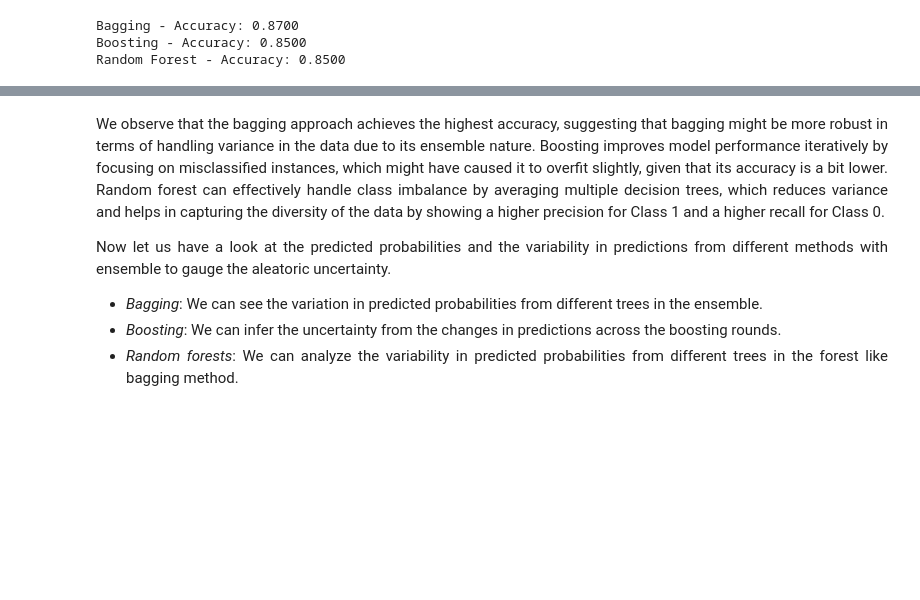
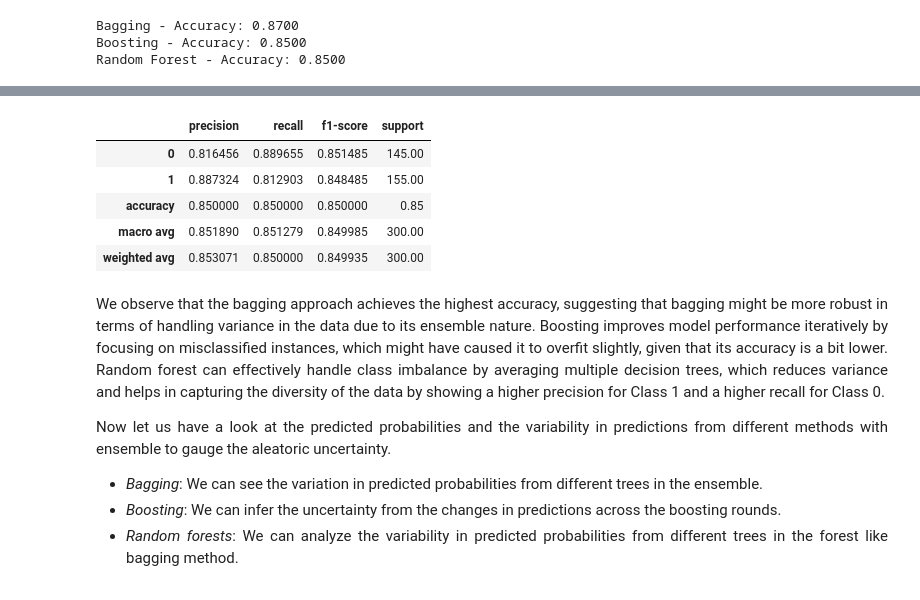
Before and after one commit to tloehrlmu/PageTest, a Jupyter notebook: chapter-pe-ensemble/ensemble.ipynb, the cells around one changed output, grey strips where cells are left out. Drawn from its saved outputs; the diff is of its cells as text; code cells hidden in the pictures; blank space fills up the shorter version.

```diff
--- a/chapter-pe-ensemble/ensemble.ipynb
+++ b/chapter-pe-ensemble/ensemble.ipynb
@@ -96,3 +100,13 @@ rf_report
+# %%
+df_rf = pd.DataFrame(rf_report).transpose()
+df_rf
+# %% [output]
+|  | precision | recall | f1-score | support |
+| 0 | 0.816456 | 0.889655 | 0.851485 | 145.00 |
+| 1 | 0.887324 | 0.812903 | 0.848485 | 155.00 |
+| accuracy | 0.850000 | 0.850000 | 0.850000 | 0.85 |
+| macro avg | 0.851890 | 0.851279 | 0.849985 | 300.00 |
+| weighted avg | 0.853071 | 0.850000 | 0.849935 | 300.00 |
 # %% [markdown]
 <div align="justify">
 
```
Also changed, not shown: parts of 6 cells of this notebook.
